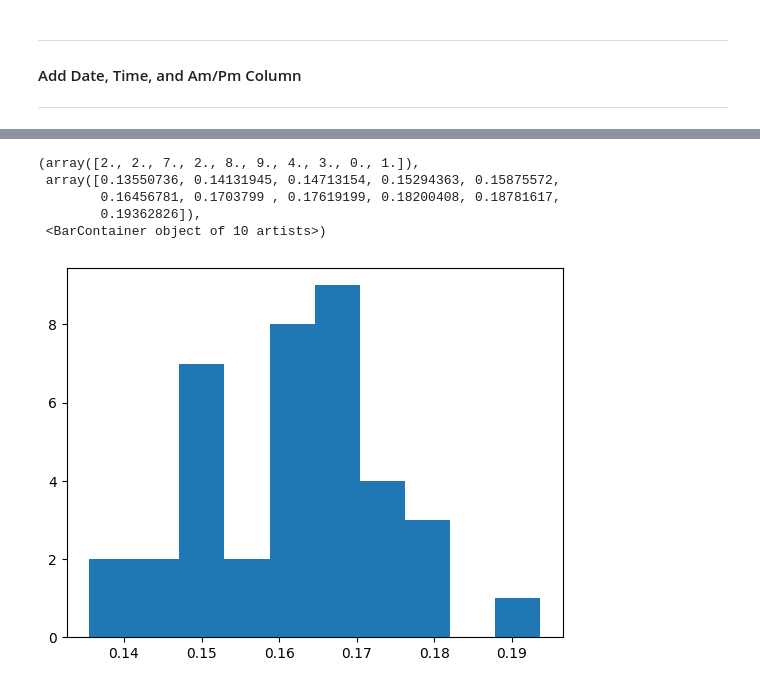
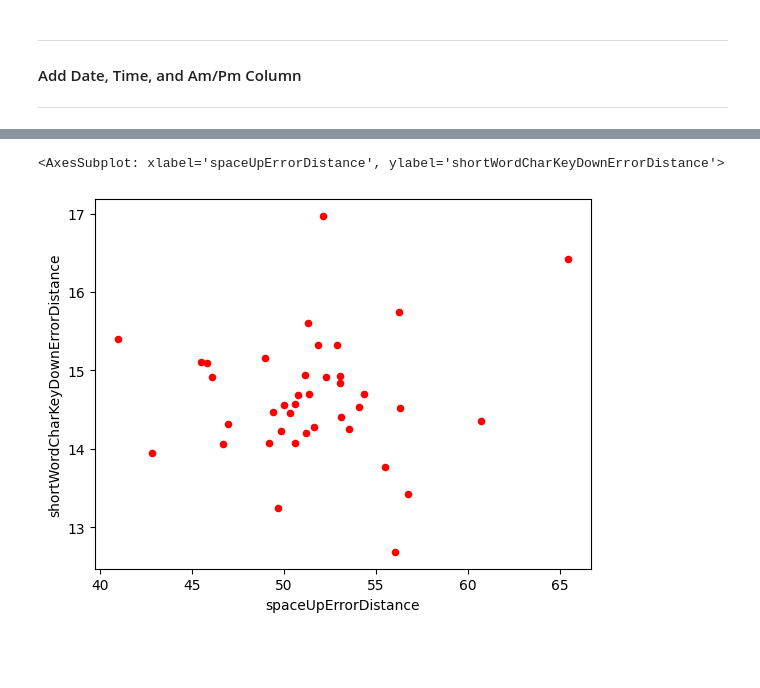
Before and after one commit to Farhan-Faisal/Budding_Scholar_22-23, a Jupyter notebook: MoodProject.ipynb, the cells around one changed output, grey strips where cells are left out. Saved outputs shown, nothing was run; the diff lists cells and outputs as text; code cells hidden in the pictures; blank space fills up the shorter version.

```diff
--- a/MoodProject.ipynb
+++ b/MoodProject.ipynb
@@ -103,7 +103,7 @@ def get_time_from_timestamp(timestamp):
     return pd.to_datetime(timestamp, format= '%Y-%m-%d', utc=True).tz_convert('US/Eastern').time()
 
 def set_am_pm(end_date):
-    if pd.to_datetime(end_date, format= '%Y-%m-%d', utc=True).tz_convert('US/Eastern').hour < 12:
+    if 5 < pd.to_datetime(end_date, format= '%Y-%m-%d', utc=True).tz_convert('US/Eastern').hour < 17:
         return "am"
     else:
         return "pm"
@@ -250,12 +250,12 @@ _______________
 correctionsDF = pd.DataFrame(correctionsList)
 errorDF = pd.DataFrame(errorsList)
 
-errorDF["ET_Date"] = errorDF.apply(lambda x: get_date_from_timestamp(x.timeStamp), axis=1)
+errorDF["ET_Date"] = errorDF.apply(lambda x: fix_date_to_ET(x.timeStamp), axis=1)
 errorDF["ET_Time"] = errorDF.apply(lambda x: get_time_from_timestamp(x.timeStamp), axis=1)
 errorDF["am/pm"] = errorDF.apply(lambda x: set_am_pm(x.timeStamp), axis=1)
 ## errorDF.sort_values(by = "ET_Date", ascending = False).reset_index(drop=True)
 
-correctionsDF["ET_Date"] = correctionsDF.apply(lambda x: get_date_from_timestamp(x["timeStamp"]), axis=1)
+correctionsDF["ET_Date"] = correctionsDF.apply(lambda x: fix_date_to_ET(x["timeStamp"]), axis=1)
 correctionsDF["ET_Time"] = correctionsDF.apply(lambda x: get_time_from_timestamp(x.timeStamp), axis=1)
 correctionsDF["am/pm"] = correctionsDF.apply(lambda x: set_am_pm(x.timeStamp), axis=1)
 # correctionsDF.sort_values(by = "ET_Date", ascending = False).reset_index(drop=True)
@@ -266,19 +292,16 @@ AverageErrorDF = average_errors_am_pm_values(errorDF)
 # %%
 from sklearn import preprocessing
 import numpy
 from matplotlib import pyplot as plt
 
 temp = AverageErrorDF["spaceUpErrorDistance"].to_numpy()
-normalized_arr = preprocessing.normalize([temp])
+# normalized_arr = preprocessing.normalize([temp])
 # hist, bins = numpy.histogram(normalized_arr[0], bins=10)
-plt.hist(normalized_arr[0], bins = 10)
+# plt.hist(normalized_arr[0], bins = 10)
+AverageErrorDF.plot.scatter("spaceUpErrorDistance", "shortWordCharKeyDownErrorDistance", c = 'red')
 # %% [output]
-(array([2., 2., 7., 2., 8., 9., 4., 3., 0., 1.]),
- array([0.13550736, 0.14131945, 0.14713154, 0.15294363, 0.15875572,
-        0.16456781, 0.1703799 , 0.17619199, 0.18200408, 0.18781617,
-        0.19362826]),
- <BarContainer object of 10 artists>)
+<AxesSubplot: xlabel='spaceUpErrorDistance', ylabel='shortWordCharKeyDownErrorDistance'>
-[figure, old version]
+[figure, new version]
 # %%
 # ## Want to extract the keyboard metrics in a good way
 # file_path = "RK.8D1DBFAD.DJW Thesis_20220930-20221001/sensorkit-keyboard-metrics/iPhone/2f32cd19-e9c5-4aad-8999-6f4646169ab6/3400296D-7399-44F9-9E9D-2CA824598AE8/2022-09-28T163510-0400_2022-09-29T071630-0400.json.gz"
```
Also changed, not shown: parts of 3 cells of this notebook, 2 other files.
